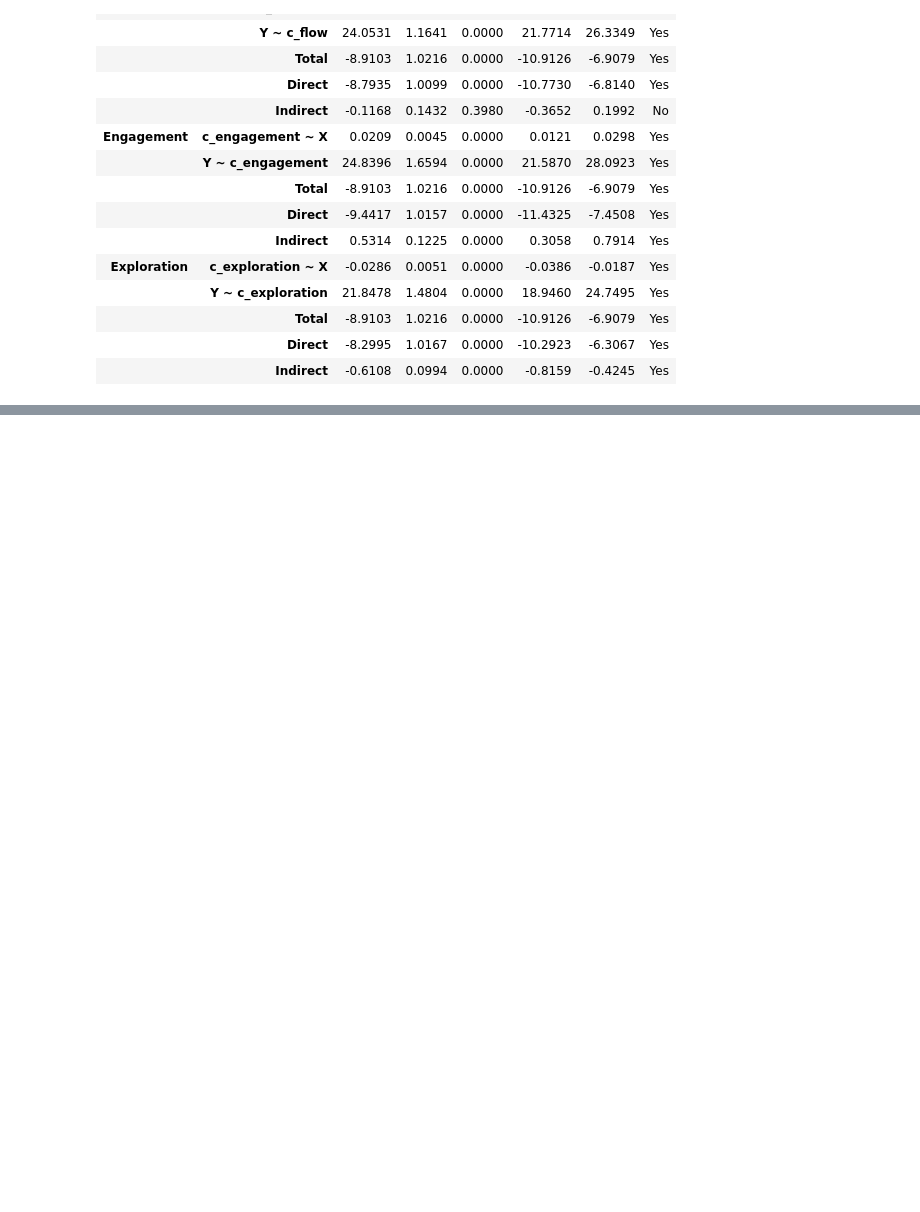
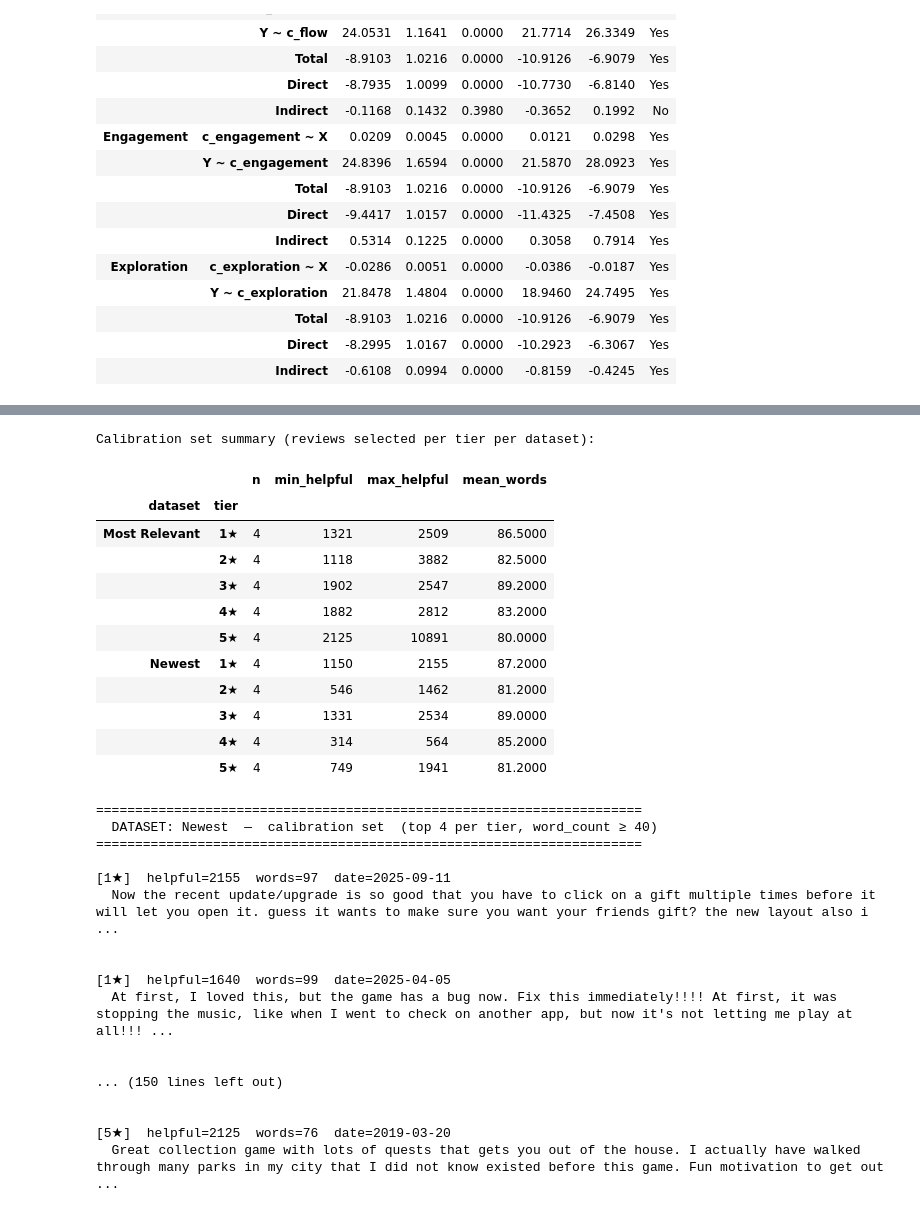
Before and after one commit to hawk-s/tourism_marketing_data, a Jupyter notebook: analysis/analysis.ipynb, the cells around one changed output, grey strips where cells are left out. Saved outputs shown, nothing was run; the diff lists cells and outputs as text; code cells hidden in the pictures; blank space fills up the shorter version.

```diff
--- a/analysis/analysis.ipynb
+++ b/analysis/analysis.ipynb
@@ -1482,0 +1560,78 @@ X = c_gamification   Y = stars (satisfaction)
+# %%
+MIN_WORDS = 40
+TOP_N     = 4   # per star tier per dataset
+
+frames = []
+for label, df_ in datasets:
+    for star in range(1, 6):
+        tier = (
+            df_[df_["stars"] == star]
+            .query("word_count >= @MIN_WORDS")
+            .sort_values("helpful_count", ascending=False)
+            .head(TOP_N)
+            [["stars", "helpful_count", "word_count", "date", "review_text"]]
+            .copy()
+        )
+        tier.insert(0, "dataset", label)
+        tier.insert(1, "tier",    f"{star}★")
+        frames.append(tier)
+
+calibration = pd.concat(frames, ignore_index=True)
+
+# --- Summary table ---
+summary = (
+    calibration.groupby(["dataset", "tier"])
+    .agg(n=("review_text", "count"),
+         min_helpful=("helpful_count", "min"),
+         max_helpful=("helpful_count", "max"),
+         mean_words=("word_count", "mean"))
+    .round(1)
+)
+print("Calibration set summary (reviews selected per tier per dataset):\n")
+display(summary)
+
+# --- Full readable output ---
+pd.set_option("display.max_colwidth", None)
+
+for label in [ds[0] for ds in datasets]:
+    print(f"\n{'='*70}")
+    print(f"  DATASET: {label}  —  calibration set  (top {TOP_N} per tier, word_count ≥ {MIN_WORDS})")
+    print(f"{'='*70}")
+    subset = calibration[calibration["dataset"] == label].reset_index(drop=True)
+    for _, row in subset.iterrows():
+        print(f"\n[{row['tier']}]  helpful={row['helpful_count']}  words={row['word_count']}  date={row['date'].date()}")
+        print(f"  {row['review_text']}")
+        print()
+
+pd.reset_option("display.max_colwidth")
+# %% [output]
+Calibration set summary (reviews selected per tier per dataset):
+|  |  | n | min_helpful | max_helpful | mean_words |
+| dataset | tier |  |  |  |  |
+| Most Relevant | 1★ | 4 | 1321 | 2509 | 86.5000 |
+|  | 2★ | 4 | 1118 | 3882 | 82.5000 |
+|  | 3★ | 4 | 1902 | 2547 | 89.2000 |
+|  | 4★ | 4 | 1882 | 2812 | 83.2000 |
+|  | 5★ | 4 | 2125 | 10891 | 80.0000 |
+| Newest | 1★ | 4 | 1150 | 2155 | 87.2000 |
+|  | 2★ | 4 | 546 | 1462 | 81.2000 |
+|  | 3★ | 4 | 1331 | 2534 | 89.0000 |
+|  | 4★ | 4 | 314 | 564 | 85.2000 |
+|  | 5★ | 4 | 749 | 1941 | 81.2000 |
+======================================================================
+  DATASET: Newest  —  calibration set  (top 4 per tier, word_count ≥ 40)
+======================================================================
+
+[1★]  helpful=2155  words=97  date=2025-09-11
+  Now the recent update/upgrade is so good that you have to click on a gift multiple times before it will let you open it. guess it wants to make sure you want your friends gift? the new layout also i ...
+
+
+[1★]  helpful=1640  words=99  date=2025-04-05
+  At first, I loved this, but the game has a bug now. Fix this immediately!!!! At first, it was stopping the music, like when I went to check on another app, but now it's not letting me play at all!!! ...
+
+
+... (150 lines left out)
+
+
+[5★]  helpful=2125  words=76  date=2019-03-20
+  Great collection game with lots of quests that gets you out of the house. I actually have walked through many parks in my city that I did not know existed before this game. Fun motivation to get out ...
```
Also changed, not shown: parts of 9 cells of this notebook, 2 other files.
